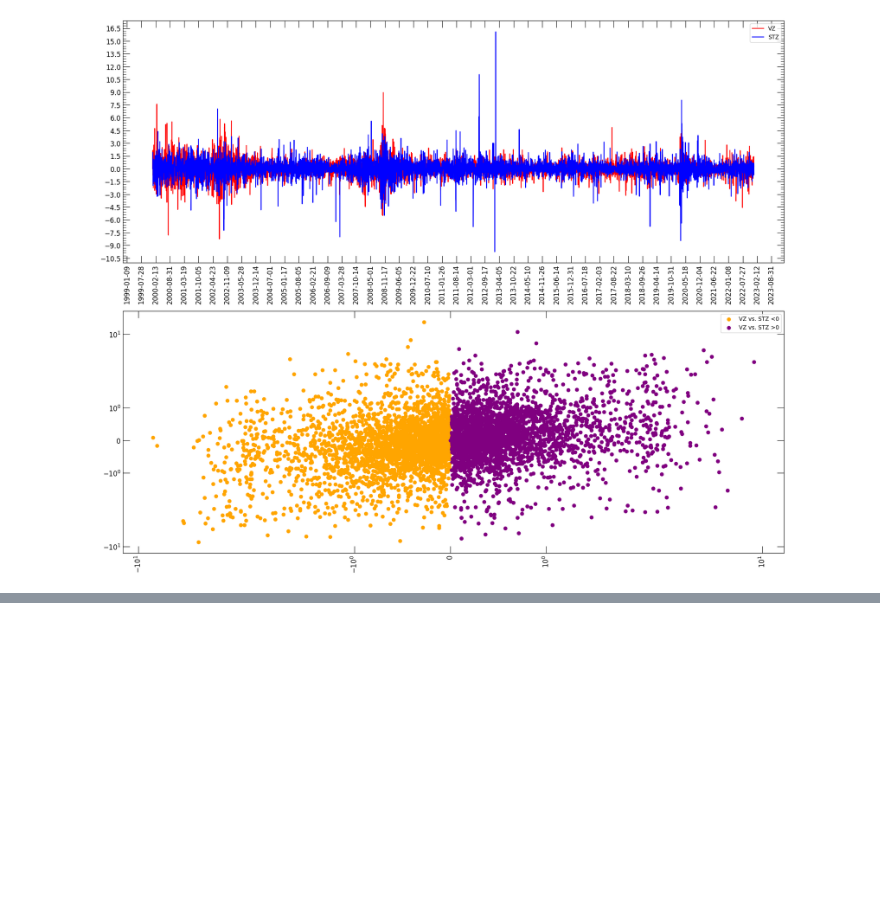
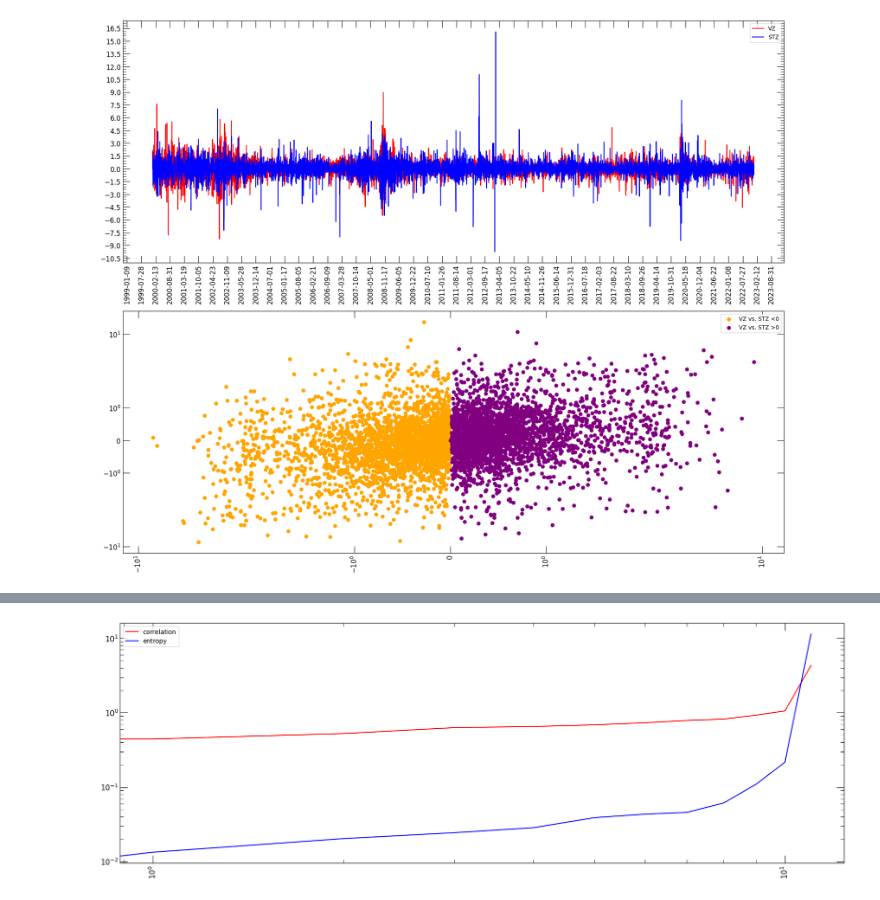
Before and after one commit to fsabrilb/Market_Efficiency, a Jupyter notebook: scripts/estimate_covariance_matrix_entropy.ipynb, the cells around one changed output, grey strips where cells are left out. Saved outputs shown, nothing was run; the diff lists cells and outputs as text; code cells hidden in the pictures; blank space fills up the shorter version.

```diff
--- a/scripts/estimate_covariance_matrix_entropy.ipynb
+++ b/scripts/estimate_covariance_matrix_entropy.ipynb
@@ -224,5 +131,8 @@ plt.show()
 ## Construct covariance matrix and compare with entropy matrix
 # %%
 df_cov = get_fts.estimate_covariance_stock_index(df = df_stock_index, normalized = True)
-df_cov
+df_cov["symbol"] = df_cov.columns
+df_cov.insert(0, "symbol", df_cov.pop("symbol"))
+A = df_cov[df_cov["symbol"].str.contains("Z")]
+A[A.symbol]
 # %% [output]
@@ -395,0 +321,17 @@ symbol       date       STZ        VZ    temp_1    temp_2  mask
+# %%
+from scipy.linalg import eigh # type: ignore
+
+df_1 = A[A.symbol]
+df_2 = (
+    df_entropy[["symbol_x", "symbol_y", "modified_jaccard_distance"]]
+        .drop_duplicates()
+        .pivot(index = "symbol_x", columns = "symbol_y", values = "modified_jaccard_distance")
+)
+
+df_3 = pd.DataFrame({
+        "eige_corr" : eigh(df_1)[0],
+        "eigenvalues_entropy" : eigh(df_2)[0]
+    }
+).value_counts(dropna = False, sort = True).reset_index()
+
+df_3
@@ -395,0 +352,23 @@ symbol       date       STZ        VZ    temp_1    temp_2  mask
+# %%
+import matplotlib.pyplot as plt # type: ignore
+import matplotlib.ticker as mtick # type: ignore
+
+fig,ax = plt.subplots()
+fig.set_size_inches(w = 21, h = 7)
+
+df_4 = df_3#.head(10)
+
+ax.plot(df_4["eige_corr"], color = "red", label = "correlation")
+ax.plot(df_4["eigenvalues_entropy"], color = "blue", label = "entropy")
+
+ax.tick_params(which = "major", direction = "in", top = True, right = True, labelsize = 12, length = 12)
+ax.tick_params(which = "minor", direction = "in", top = True, right = True, labelsize = 12, length = 6)
+ax.tick_params(axis = "x", labelrotation = 90)
+ax.legend()
+
+ax.set_xscale(value = "log")
+ax.set_yscale(value = "log")
+
+plt.show()
+# %% [output]
+[figure, added]
```
Also changed, not shown: parts of 19 cells of this notebook, 6 other files.
